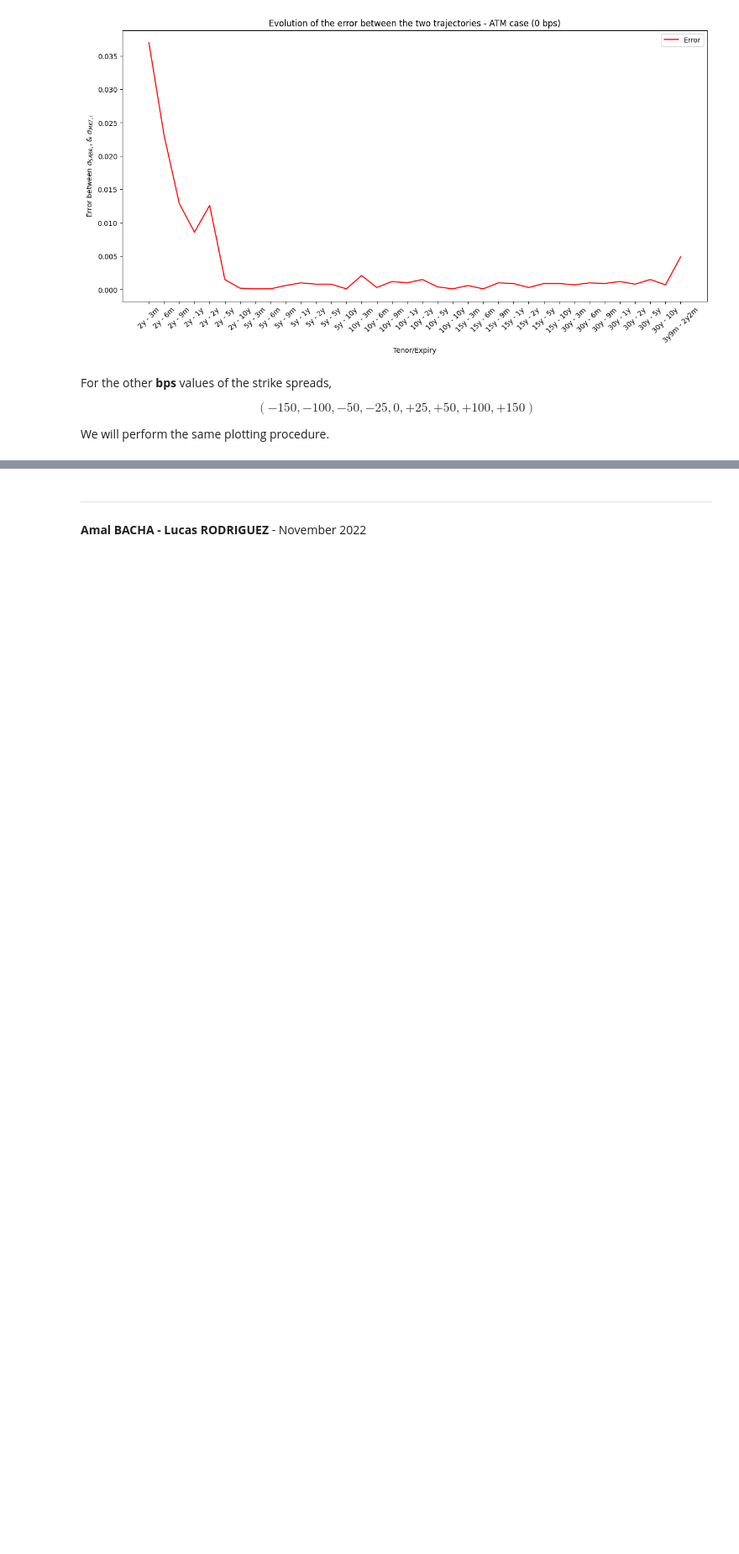
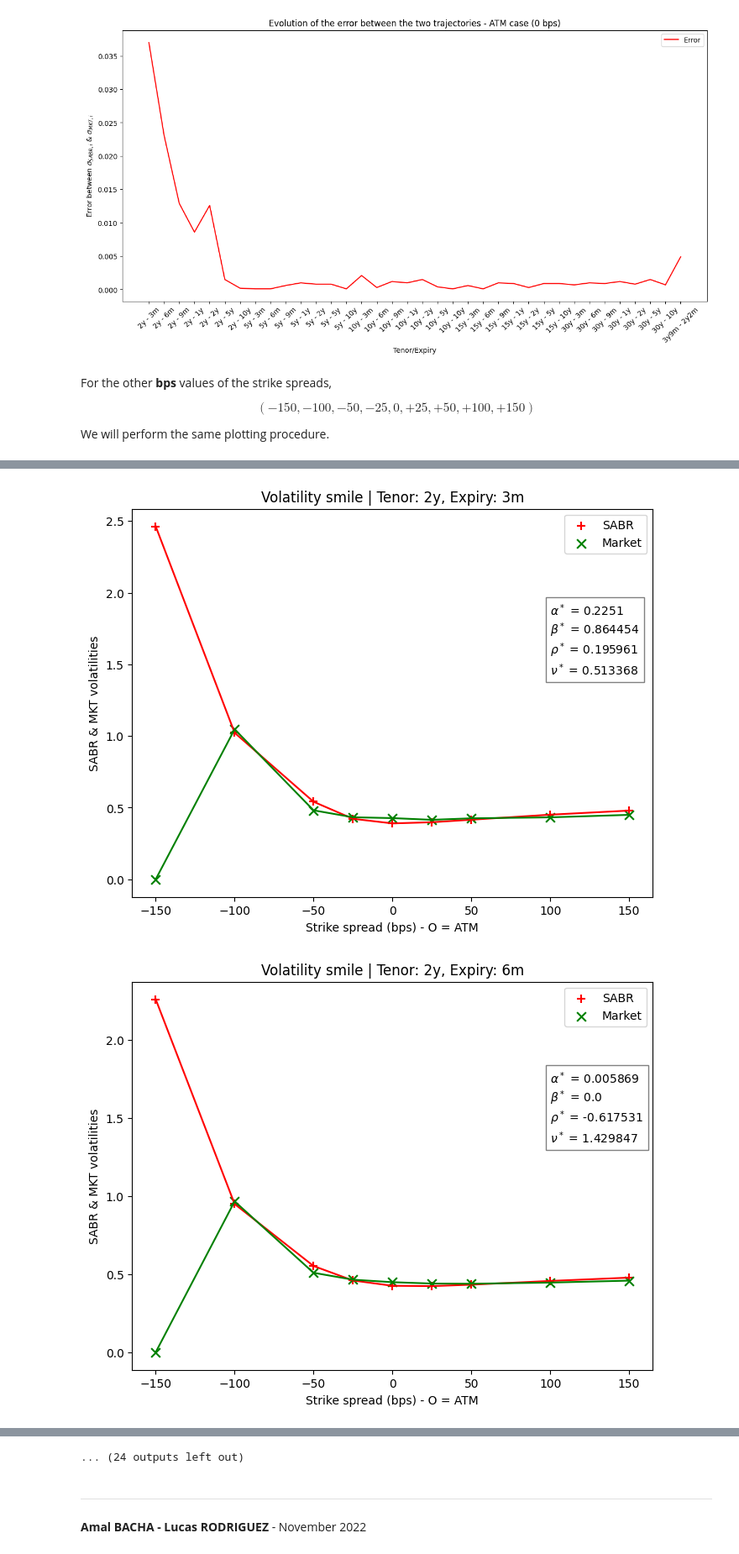
Before and after one commit to lcsrodriguez/SABR_Volatility-Rates, a Jupyter notebook: main.ipynb, the cells around one changed output, grey strips where cells are left out. Shown at 84% size. Drawn from its saved outputs; the diff is of its cells as text; code cells hidden in the pictures; blank space fills up the shorter version.

```diff
--- a/main.ipynb
+++ b/main.ipynb
@@ -561,0 +499,52 @@ for couple in INDEX:
+# %%
+i = 0
+for couple in INDEX:
+    #print(couple, "\t\t", i)
+
+    # Collecting the SABR volatilies for each couple
+    VOL_COUPLE_SABR = VOL_SABR.iloc[i,2:11]
+    VOL_COUPLE_MKT = VOL_MKT.iloc[i,3:12]
+
+    plt.figure(figsize=(8, 6))
+    plt.scatter(STRIKES_SPREADS, VOL_COUPLE_SABR, color="red", marker="+", s = 60, label="SABR")
+    plt.scatter(STRIKES_SPREADS, VOL_COUPLE_MKT, color="green", marker="x", s = 60, label="Market")
+    plt.title(f"Volatility smile | Tenor: {couple[0]}, Expiry: {couple[1]}")
+    plt.xlabel("Strike spread (bps) - O = ATM")
+    plt.ylabel("SABR & MKT volatilities")
+    plt.legend(loc="upper right")
+
+    # Interpolation
+    f1 = interp1d(x = STRIKES_SPREADS,
+                  y= VOL_COUPLE_SABR,
+                  kind = "cubic")
+    f2 = interp1d(x = STRIKES_SPREADS,
+                  y= VOL_COUPLE_MKT,
+                  kind = "cubic")
+    plt.plot(STRIKES_SPREADS, f1(STRIKES_SPREADS), color="red")
+    plt.plot(STRIKES_SPREADS, f2(STRIKES_SPREADS), color="green")
+
+
+    y = (max(VOL_COUPLE_SABR) + min(VOL_COUPLE_SABR))/2
+
+    annotation = fr"$\alpha^*$ = {alpha}"
+    annotation += "\n"
+    annotation += fr"$\beta^*$ = {beta}"
+    annotation += "\n"
+    annotation += fr"$\rho^*$ = {rho}"
+    annotation += "\n"
+    annotation += fr"$\nu^*$ = {nu}"
+    plt.text(x = 100,
+             y = y,
+             s = annotation,
+             bbox = dict(facecolor="none", edgecolor="gray"))
+
+    # Collecting the optimized coefficients alpha, beta, rho, nu for each couple
+    alpha, beta, rho, nu = parameters.iloc[i, :]
+    #print(alpha, beta, rho, nu)
+
+
+    # Incrementing
+    i += 1
+# %% [output]
+[figure, added]
+[figure, added]
@@ -562,3 +561,4 @@ for couple in INDEX:
+... (24 outputs left out)
 # %% [markdown]
 ---
 
```
Also changed, not shown: parts of 6 cells of this notebook.
